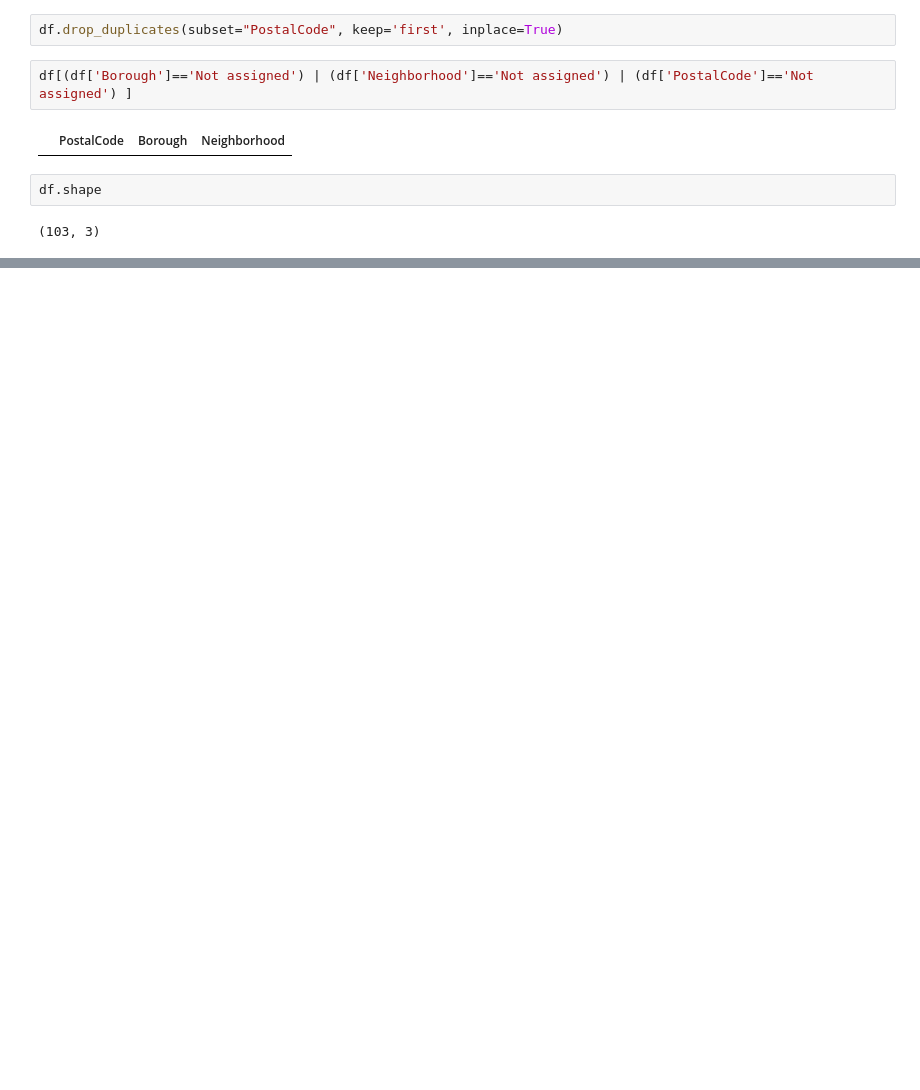
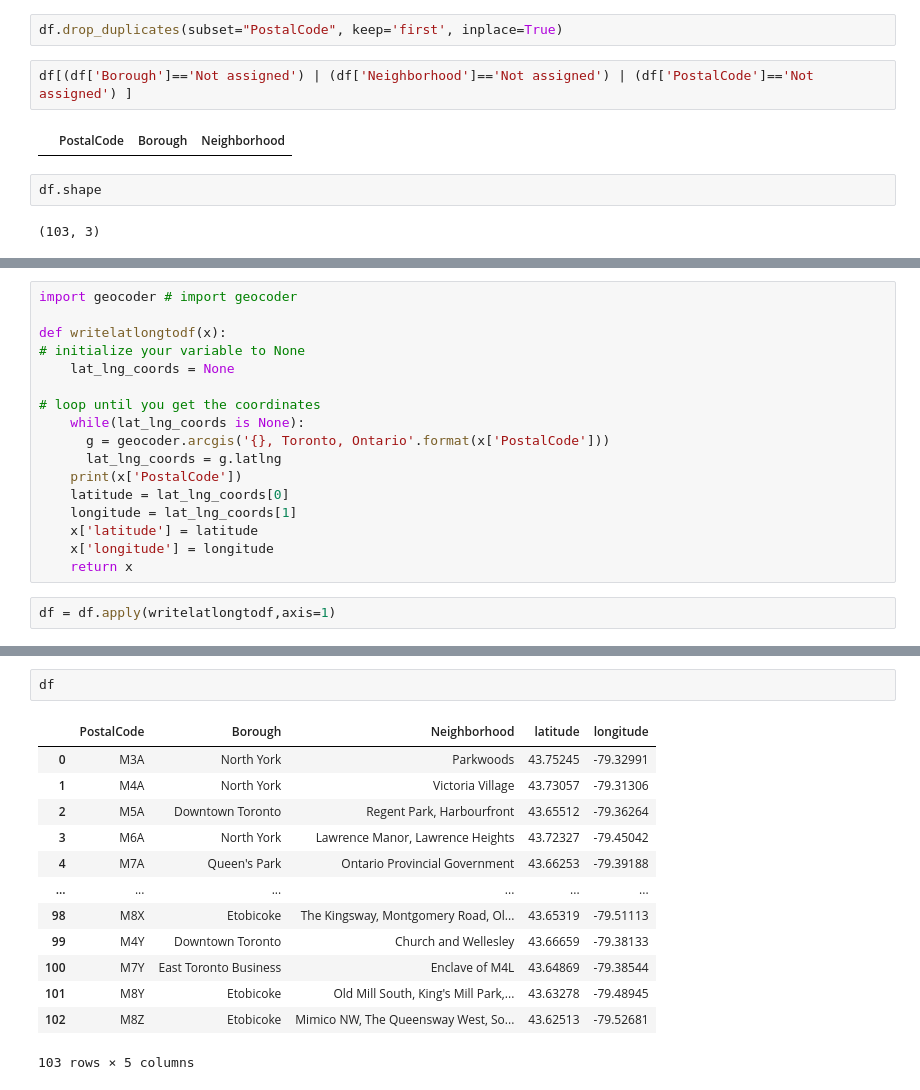
Before and after one commit to ZD-TheCreator/IBM_DS_Capstone, a Jupyter notebook: Capstone_W3.ipynb, the cells around one changed output, grey strips where cells are left out. Cells and saved outputs as stored; diff of their text form; blank space fills up the shorter version.

```diff
--- a/Capstone_W3.ipynb
+++ b/Capstone_W3.ipynb
@@ -46,0 +75,19 @@ df.shape
+# %%
+import geocoder # import geocoder
+
+def writelatlongtodf(x):
+# initialize your variable to None
+    lat_lng_coords = None
+
+# loop until you get the coordinates
+    while(lat_lng_coords is None):
+      g = geocoder.arcgis('{}, Toronto, Ontario'.format(x['PostalCode']))
+      lat_lng_coords = g.latlng
+    print(x['PostalCode'])
+    latitude = lat_lng_coords[0]
+    longitude = lat_lng_coords[1]
+    x['latitude'] = latitude
+    x['longitude'] = longitude
+    return x
+# %%
+df = df.apply(writelatlongtodf,axis=1)
@@ -46,0 +112,16 @@ df.shape
+# %%
+df
+# %% [output]
+|  | PostalCode | Borough | Neighborhood | latitude | longitude |
+| 0 | M3A | North York | Parkwoods | 43.75245 | -79.32991 |
+| 1 | M4A | North York | Victoria Village | 43.73057 | -79.31306 |
+| 2 | M5A | Downtown Toronto | Regent Park, Harbourfront | 43.65512 | -79.36264 |
+| 3 | M6A | North York | Lawrence Manor, Lawrence Heights | 43.72327 | -79.45042 |
+| 4 | M7A | Queen's Park | Ontario Provincial Government | 43.66253 | -79.39188 |
+| ... | ... | ... | ... | ... | ... |
+| 98 | M8X | Etobicoke | The Kingsway, Montgomery Road, Ol... | 43.65319 | -79.51113 |
+| 99 | M4Y | Downtown Toronto | Church and Wellesley | 43.66659 | -79.38133 |
+| 100 | M7Y | East Toronto Business | Enclave of M4L | 43.64869 | -79.38544 |
+| 101 | M8Y | Etobicoke | Old Mill South, King's Mill Park,... | 43.63278 | -79.48945 |
+| 102 | M8Z | Etobicoke | Mimico NW, The Queensway West, So... | 43.62513 | -79.52681 |
+103 rows × 5 columns
```
Also changed, not shown: parts of 29 cells of this notebook.
